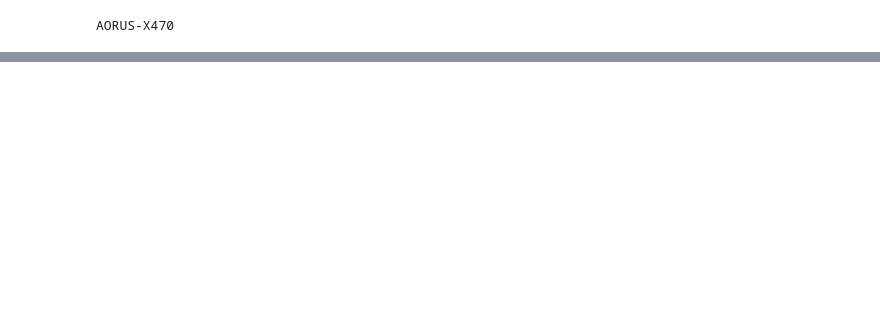
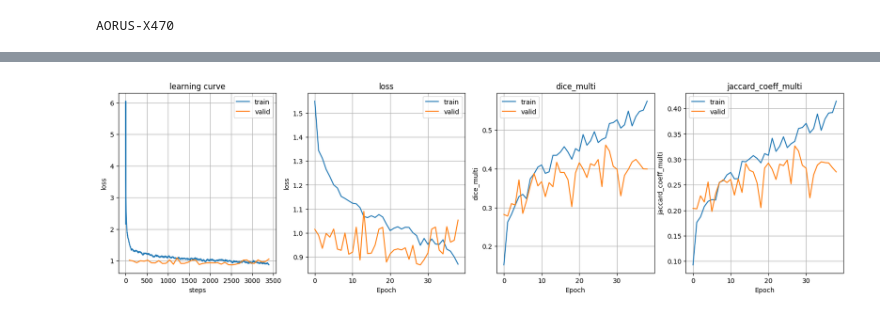
Before and after one commit to mzsuetam/computational-intelligence-proj, a Jupyter notebook: notebooks/segmentation.ipynb, the cells around one changed output, grey strips where cells are left out. Saved outputs shown, nothing was run; the diff lists cells and outputs as text; code cells hidden in the pictures; blank space fills up the shorter version.

```diff
--- a/notebooks/segmentation.ipynb
+++ b/notebooks/segmentation.ipynb
@@ -116,0 +328,45 @@ np.unique(PILImage.create(f"{path}/labels/0001TP_006750_P.png"), return_counts=T
+# %%
+def plot_hist(learn):
+    rec = learn.recorder
+    hist = pd.DataFrame(rec.values, columns=rec.metric_names[1:-1])
+    hist.index.name = 'epoch'
+    hist
+    hist = pd.wide_to_long(
+        hist.reset_index(),
+        stubnames=['train', 'valid'],
+        i='epoch',
+        j='metric',
+        sep='_',
+        suffix=r'\w+'
+    ).unstack()
+    # hist['valid'].head()
+
+    def move_loss_column_first(df):
+        if 'loss' in df.columns:
+            cols = ['loss'] + [col for col in df.columns if col != 'loss']
+            return df[cols]
+        return df
+
+    fig, axs = plt.subplots(1, 4, figsize=(20,5))
+    # @TODO: make this dynamic
+    axs = axs.ravel()
+    rec.plot_loss(ax=axs[0], show_epochs=False, skip_start=0)
+    axs[0].grid()
+
+    hist_for_plot = hist.stack(0, future_stack=True)
+    for col, ax in zip(move_loss_column_first(hist_for_plot).columns, axs[1:]):
+        h = hist_for_plot[col].unstack()
+        h['train'].plot(ax=ax, label='train')
+        h['valid'].plot(ax=ax, label='valid')
+
+        ax.set_title(col)
+        ax.set_xlabel('Epoch')
+        ax.set_ylabel(col)
+        ax.grid()
+        ax.legend()
+
+    return hist
+# %%
+hist = plot_hist(learn)
+# %% [output]
+[figure, added]
```
Also changed, not shown: parts of 35 cells of this notebook, 21 other files.
